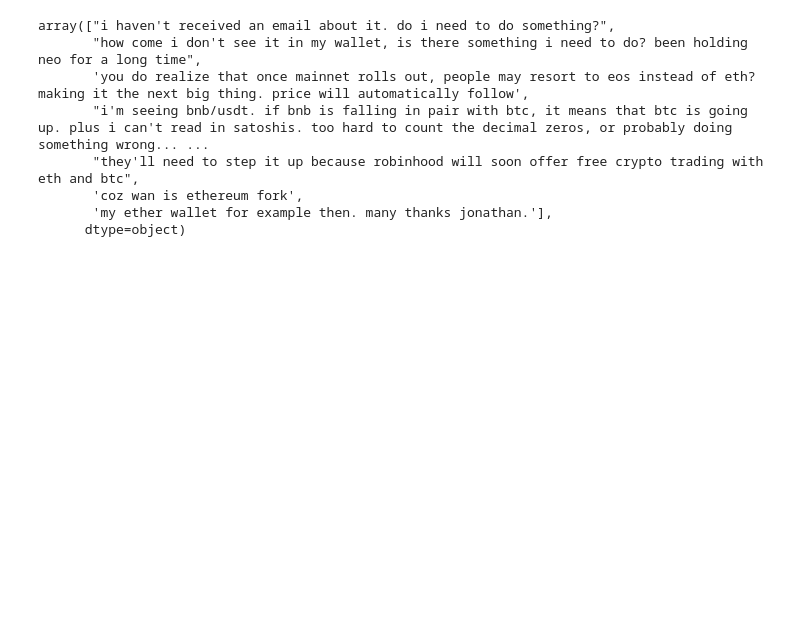
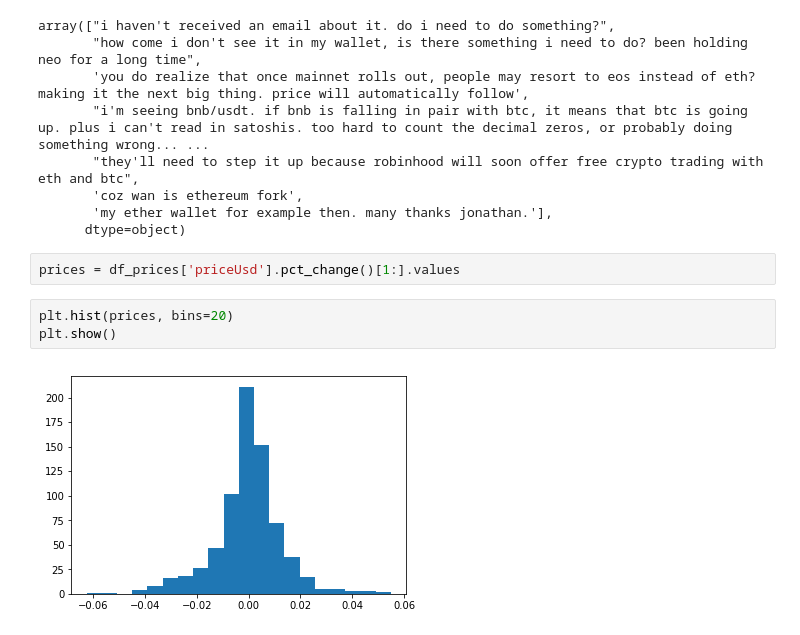
Before and after one commit to toly/aisthack, a Jupyter notebook: notebooks/04_check_many_fasttext_size_eth.ipynb, the cells around one changed output. Saved outputs shown, nothing was run; the diff lists cells and outputs as text; blank space fills up the shorter version.

```diff
--- a/notebooks/04_check_many_fasttext_size_eth.ipynb
+++ b/notebooks/04_check_many_fasttext_size_eth.ipynb
@@ -554,3 +556,10 @@ array(["i haven't received an email about it. do i need to do something?",
        'coz wan is ethereum fork',
        'my ether wallet for example then. many thanks jonathan.'],
       dtype=object)
+# %%
+prices = df_prices['priceUsd'].pct_change()[1:].values
+# %%
+plt.hist(prices, bins=20)
+plt.show()
+# %% [output]
+[figure, added]
```
Also changed, not shown: parts of 3 cells of this notebook, 6 other files.
